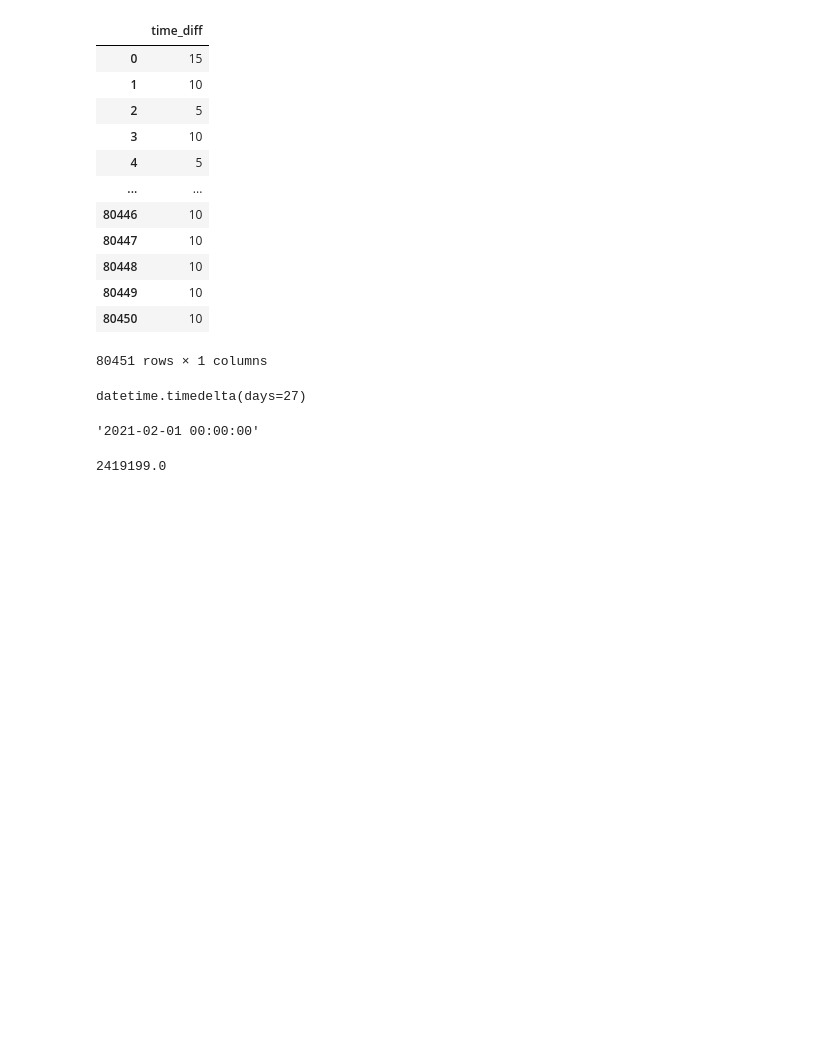
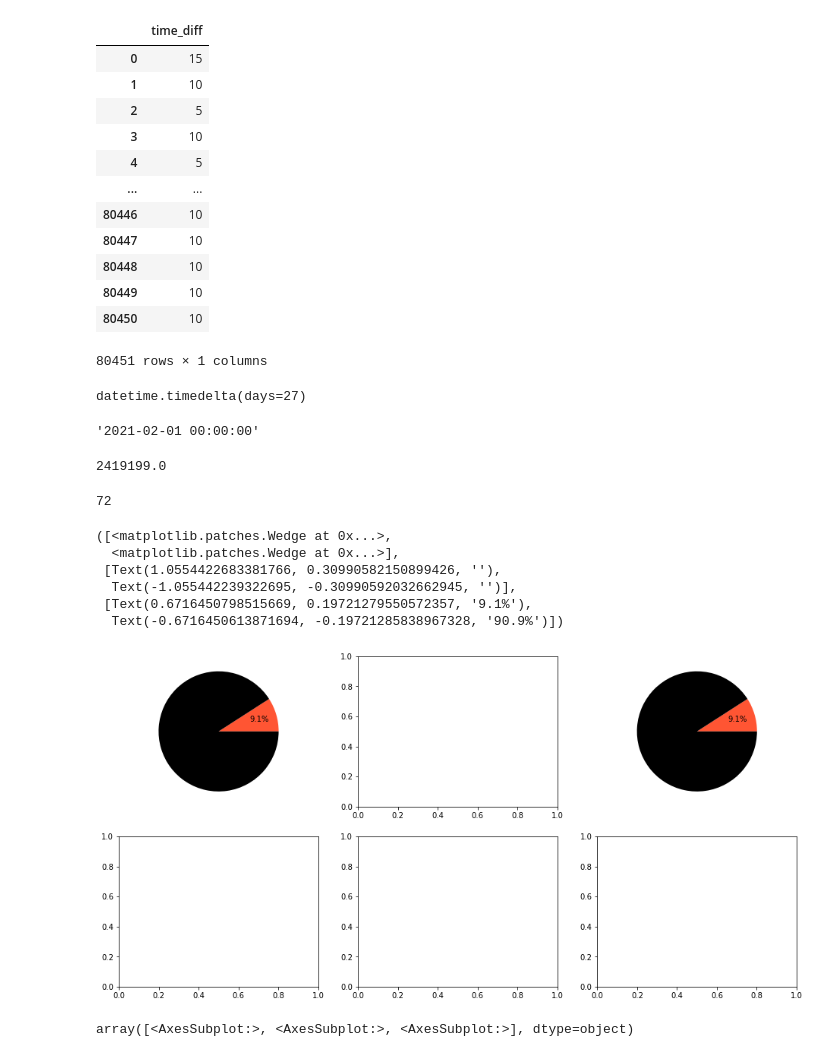
Before and after one commit to vasiljev-sr/MyJupyterNotebook, a Jupyter notebook: Machine_stats черновик.ipynb, the cells around one changed output. Saved outputs shown, nothing was run; the diff lists cells and outputs as text; code cells hidden in the pictures; blank space fills up the shorter version.

```diff
--- a/Machine_stats черновик.ipynb
+++ b/Machine_stats черновик.ipynb
@@ -463,3 +475,7 @@ ds = dt.strptime(day_out,'%Y-%m-%d %H:%M:%S').timestamp()
 ds- dd
 # %% [output]
 2419199.0
+# %%
+len('def prepare_canvas_and_toolbar(func,wiget,id_num,time=300,parent= None):')
+# %% [output]
+72
@@ -465,0 +491,28 @@ ds- dd
+# %%
+fig, axes = plt.subplots(2,3, figsize=(16, 8))
+plot_df = pd.DataFrame([10000, 100000], index=['Время простоя', 'Время работы'], columns=['секунды'])
+axes[0][0].pie(plot_df['секунды'], labels=None, autopct='%1.1f%%', shadow=False,
+               rotatelabels=True,
+               colors=('#ff5533', 'black'),
+               pctdistance=0.7,
+               textprops=dict(color="black"),
+               radius=1)
+
+axes[0][2].pie(plot_df['секунды'], labels=None, autopct='%1.1f%%', shadow=False,
+               rotatelabels=True,
+               colors=('#ff5533', 'black'),
+               pctdistance=0.7,
+               textprops=dict(color="black"),
+               radius=1)
+# %% [output]
+([<matplotlib.patches.Wedge at 0x...>,
+  <matplotlib.patches.Wedge at 0x...>],
+ [Text(1.0554422683381766, 0.30990582150899426, ''),
+  Text(-1.055442239322695, -0.30990592032662945, '')],
+ [Text(0.6716450798515669, 0.19721279550572357, '9.1%'),
+  Text(-0.6716450613871694, -0.19721285838967328, '90.9%')])
+[figure, added]
+# %%
+axes[0]
+# %% [output]
+array([<AxesSubplot:>, <AxesSubplot:>, <AxesSubplot:>], dtype=object)
```
Also changed, not shown: parts of 3 cells of this notebook.
